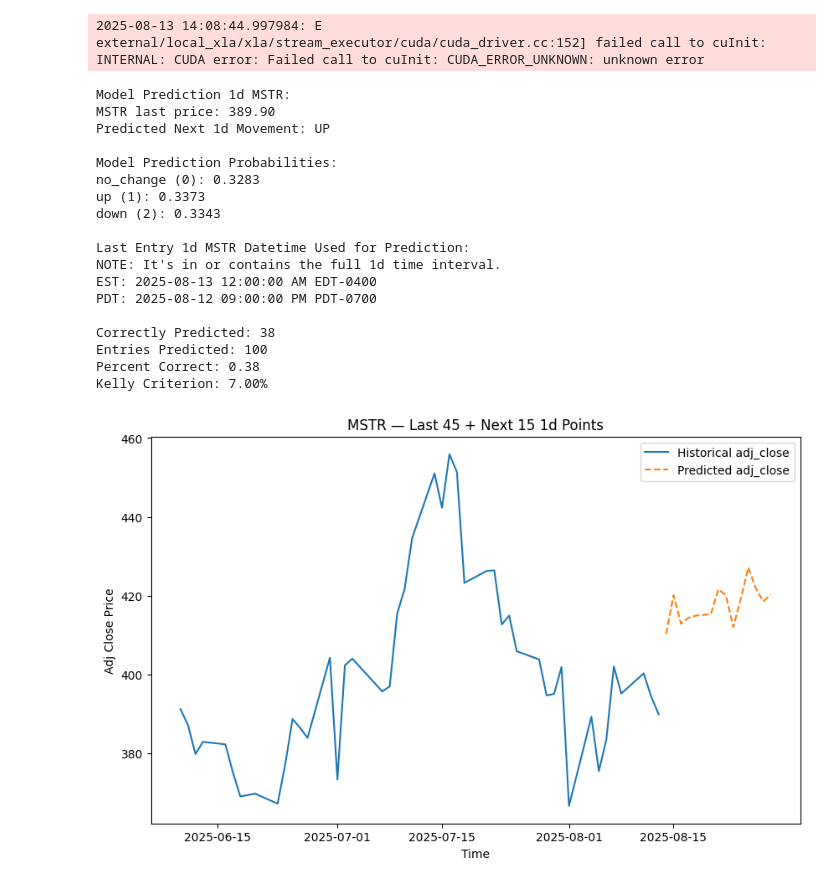
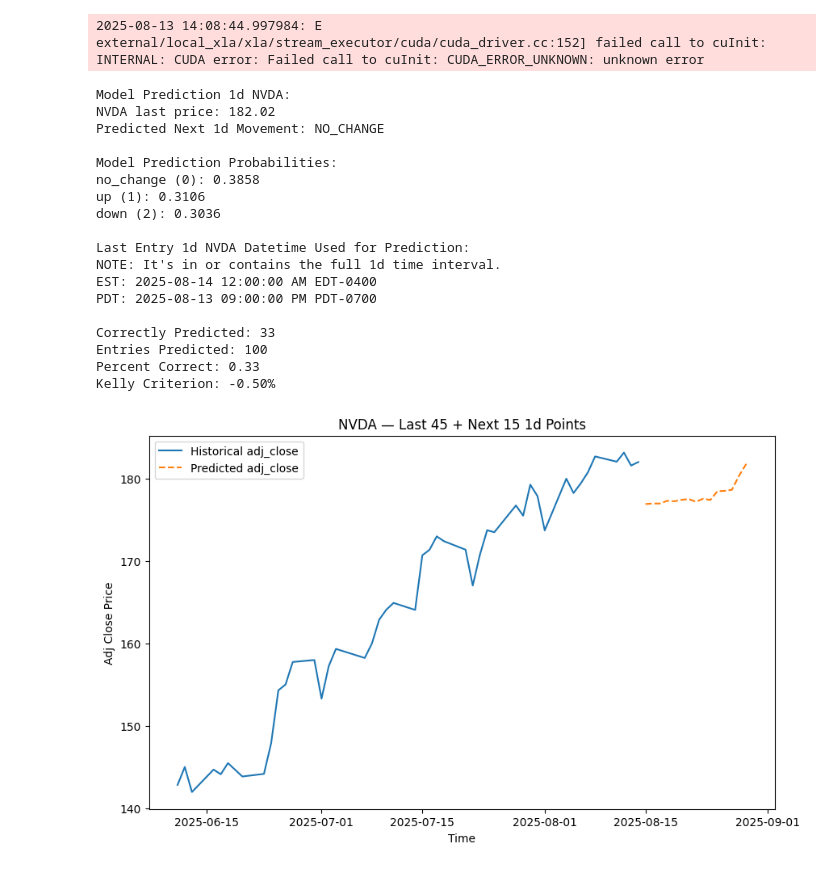
Before and after one commit to yuchild/stock_production_agg, a Jupyter notebook: validations.ipynb, the cells around one changed output. Saved outputs shown, nothing was run; the diff lists cells and outputs as text; code cells hidden in the pictures.

```diff
--- a/validations.ipynb
+++ b/validations.ipynb
@@ -33,7 +33,7 @@ f.make_master_table(stock_set, interval)
 # %%
 f.xg_boost_model(interval, grid_search_on=True)
 # %%
-symbol = 'mstr'.upper()
+symbol = 'nvda'.upper()
 interval = '1d'
 f.model_prospect(symbol, interval, build=False)
 df_val = f.model_validation(symbol, interval)
@@ -45,33 +45,33 @@ p = correctly_predicted / entries_predicted # percent correct
 print(f'Percent Correct: {p}')
 print(f'Kelly Criterion: {f.kelly_c(p=[p], l=1, g=2)[0]:.2%}')
 # %% [output]
-Model Prediction 1d MSTR:
-MSTR last price: 389.90
-Predicted Next 1d Movement: UP
+Model Prediction 1d NVDA:
+NVDA last price: 182.02
+Predicted Next 1d Movement: NO_CHANGE
 
 Model Prediction Probabilities:
-no_change (0): 0.3283
-up (1): 0.3373
-down (2): 0.3343
+no_change (0): 0.3858
+up (1): 0.3106
+down (2): 0.3036
 
-Last Entry 1d MSTR Datetime Used for Prediction:
+Last Entry 1d NVDA Datetime Used for Prediction:
 NOTE: It's in or contains the full 1d time interval.
-EST: 2025-08-13 12:00:00 AM EDT-0400
-PDT: 2025-08-12 09:00:00 PM PDT-0700
+EST: 2025-08-14 12:00:00 AM EDT-0400
+PDT: 2025-08-13 09:00:00 PM PDT-0700
 
-Correctly Predicted: 38
+Correctly Predicted: 33
 Entries Predicted: 100
-Percent Correct: 0.38
-Kelly Criterion: 7.00%
+Percent Correct: 0.33
+Kelly Criterion: -0.50%
 # %%
 # regressor model
 # Train the 15-step-ahead model on your aggregated data:
 f.xg_boost_reg_model(interval="1mo", grid_search_on=True)
 # %%
 # Then for any symbol, plot the last 45 days plus the next 15-day forecast:
-f.plot_adj_close("mstr", interval="1d")
+f.plot_adj_close("nvda", interval="1d")
 # %% [output]
-[figure, old version]
+[figure, new version]
 # %%
 import os
 import warnings
```
Also changed, not shown: 3 other files.
